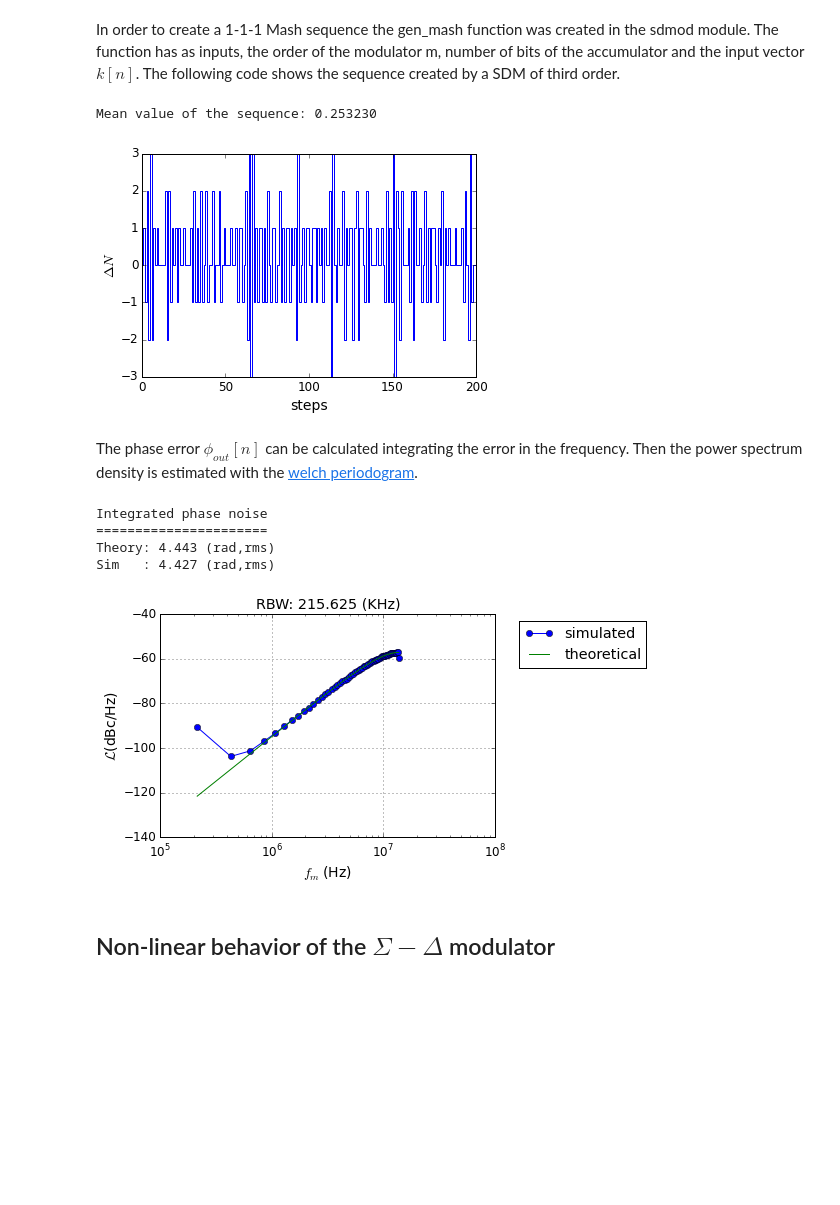
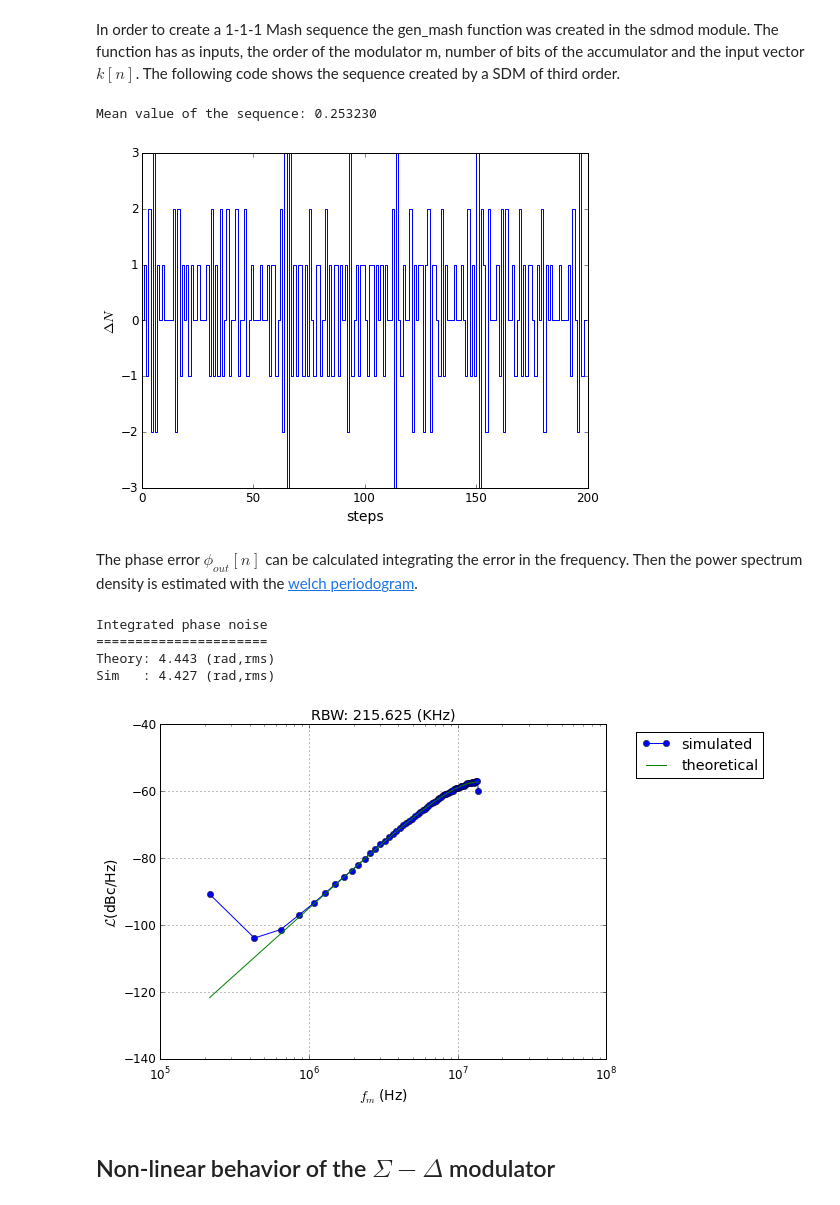
Before and after one commit to ivan33609/plldesigner, a Jupyter notebook: notebooks/Sigma_delta_noise_in_fractional_PLLs.ipynb, the cells around one changed output. Drawn from its saved outputs; the diff is of its cells as text; code cells hidden in the pictures; blank space fills up the shorter version.

```diff
--- a/notebooks/Sigma_delta_noise_in_fractional_PLLs.ipynb
+++ b/notebooks/Sigma_delta_noise_in_fractional_PLLs.ipynb
@@ -14,20 +14,20 @@ period defined by $N+f(z)$ using a SDM. As it is difficult to design a reliable
 <center> Figure 1. Topology of a fractional divider made with a SDM </center>
 <br>
 # %%
-# Prepare for ploting
-import matplotlib
-import matplotlib.pyplot as plt
-font = {'size'   : 12}
-matplotlib.rc('font', **font)
-matplotlib.rc('axes',labelsize=14)
-
 # Array fast operation
 import numpy as np
 from numpy import ones, pi, log10
 
 # Signal processing routines
+import scipy.signal as sig
 
-import scipy.signal as sig
+# Plotting
+import matplotlib.pyplot as plt
+import matplotlib
+%matplotlib inline
+matplotlib.rcParams['font.size'] = 12
+matplotlib.rcParams['axes.labelsize'] =14
+matplotlib.rcParams['figure.figsize']= (8,6)
 # %% [markdown]
 
 The instantaneous frequency division of the divider in the figure is given by:
@@ -154,7 +154,7 @@ plt.ylabel('$\Delta N$') #y label
 print("Mean value of the sequence: {:2.6f}\n".format(sd.mean()))
 # %% [output]
 Mean value of the sequence: 0.253230
-[figure, old version]
+[figure, new version]
 # %% [markdown]
 The phase error $\phi_{out}[n]$ can be calculated integrating the error in the frequency. Then the power spectrum density is estimated with the [welch periodogram](http://docs.scipy.org/doc/scipy-dev/reference/generated/scipy.signal.welch.html).
 # %%
@@ -162,36 +162,37 @@ The phase error $\phi_{out}[n]$ can be calculated integrating the error in the f
 phi_div = 2*pi*(sd-fracnum[0]/2**NsdBits).cumsum()
 
 # Calculate the spectrum
 npoints = 2**7
 f, Phi2_div = sig.welch(phi_div, fref, window='blackman', nperseg=npoints)
 rbw = fref/2/(len(f)-1)
 ind = (f>1e5) & (f<1e9)
 sim = pn.Pnoise(f[ind],10*log10(Phi2_div[ind]/2), label='simulated')
 
 # calcualte the L teorical
-Ltheory = sdmod.L_mash_dB(3,f[ind],fref)
-theory = pn.Pnoise(f[ind],Ltheory, label='theoretical')
+theory = sdmod.L_mash_dB(3,fref)
+theory.fm = f[ind]
+theory.label = 'theoretical'
 
 # Calculate the integral value of the two
 print('''
 Integrated phase noise
 ======================
 Theory: {:2.3f} (rad,rms)
 Sim   : {:2.3f} (rad,rms)'''.format(theory.integrate(),sim.integrate()))
 
 # plot both the spectrums
 sim.plot('o-')
 ax = theory.plot()
 plt.legend(bbox_to_anchor=(1.05, 1), loc=2)
 plt.title('RBW: {:2.3f} (KHz)'.format(rbw/1e3))
 plt.ylim([-140,-40])
 plt.grid(True)
 # %% [output]
 Integrated phase noise
 ======================
 Theory: 4.443 (rad,rms)
 Sim   : 4.427 (rad,rms)
-[figure, old version]
+[figure, new version]
 # %% [markdown]
 ## Non-linear behavior of the $\Sigma-\Delta$ modulator
 # %% [markdown]
```
Also changed, not shown: parts of 6 cells of this notebook.
